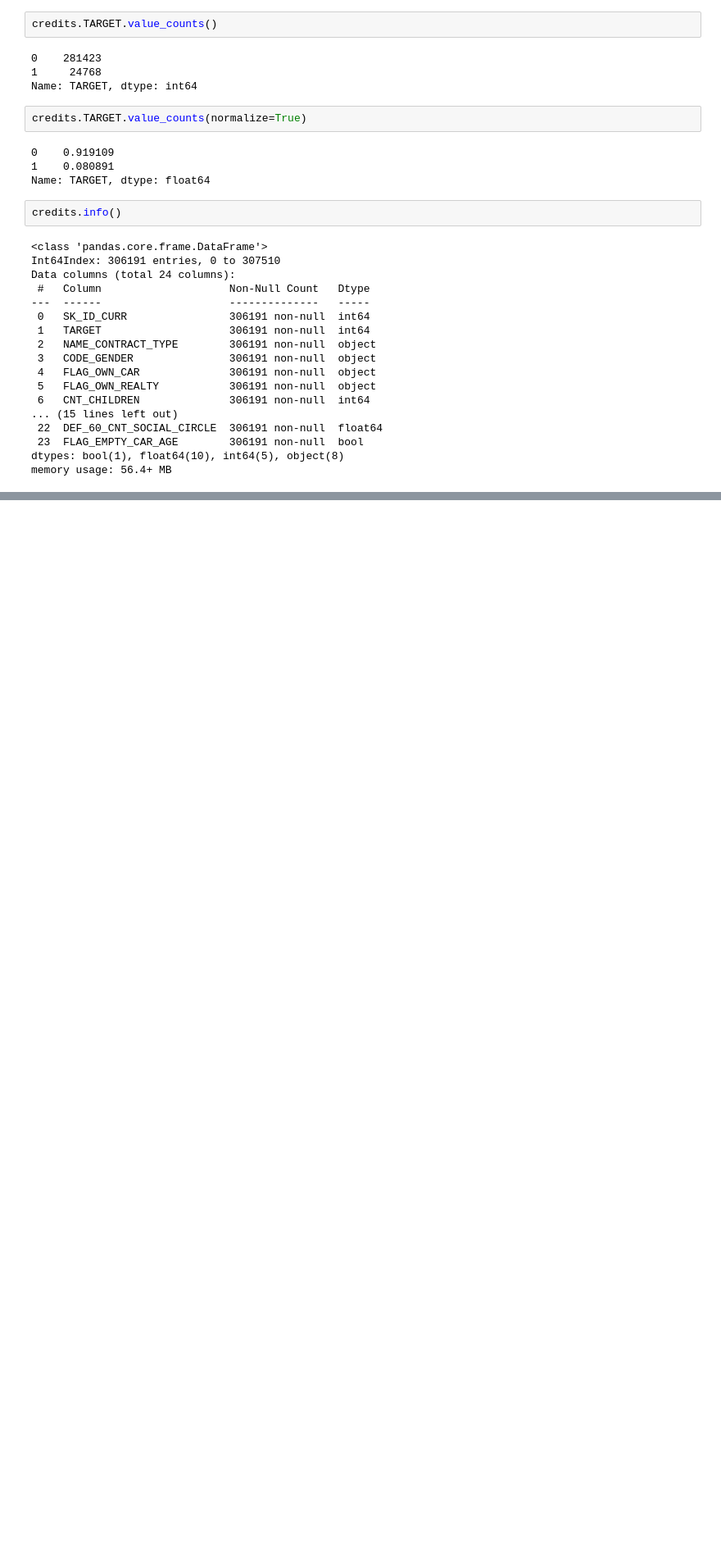
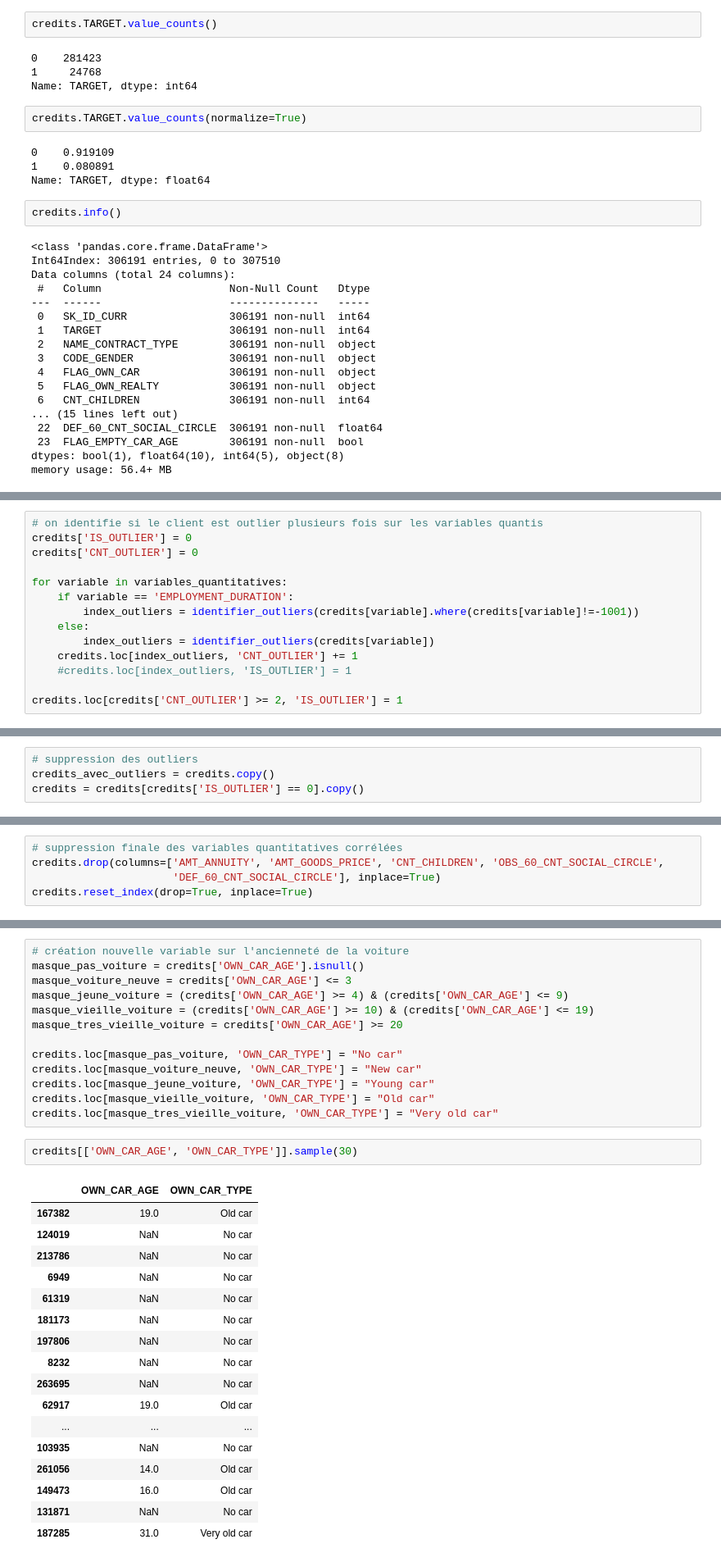
Before and after one commit to sebastienbourgeois/oc-p7-implementer-modele-scoring, a Jupyter notebook: code/modelisation.ipynb, the cells around one changed output, grey strips where cells are left out. Shown at 82% size. Drawn from its saved outputs; the diff is of its cells as text; blank space fills up the shorter version.

```diff
--- a/code/modelisation.ipynb
+++ b/code/modelisation.ipynb
@@ -1189,0 +1127,14 @@ Pas d'erreur apparente sur les voitures ayant 64 et 65 ans si ce n'est une bizar
+# %%
+# on identifie si le client est outlier plusieurs fois sur les variables quantis
+credits['IS_OUTLIER'] = 0
+credits['CNT_OUTLIER'] = 0
+
+for variable in variables_quantitatives:
+    if variable == 'EMPLOYMENT_DURATION':
+        index_outliers = identifier_outliers(credits[variable].where(credits[variable]!=-1001))
+    else:
+        index_outliers = identifier_outliers(credits[variable])
+    credits.loc[index_outliers, 'CNT_OUTLIER'] += 1
+    #credits.loc[index_outliers, 'IS_OUTLIER'] = 1
+
+credits.loc[credits['CNT_OUTLIER'] >= 2, 'IS_OUTLIER'] = 1
@@ -1189,0 +1161,4 @@ Pas d'erreur apparente sur les voitures ayant 64 et 65 ans si ce n'est une bizar
+# %%
+# suppression des outliers
+credits_avec_outliers = credits.copy()
+credits = credits[credits['IS_OUTLIER'] == 0].copy()
@@ -1189,0 +1291,5 @@ Pas d'erreur apparente sur les voitures ayant 64 et 65 ans si ce n'est une bizar
+# %%
+# suppression finale des variables quantitatives corrélées
+credits.drop(columns=['AMT_ANNUITY', 'AMT_GOODS_PRICE', 'CNT_CHILDREN', 'OBS_60_CNT_SOCIAL_CIRCLE',
+                      'DEF_60_CNT_SOCIAL_CIRCLE'], inplace=True)
+credits.reset_index(drop=True, inplace=True)
@@ -1189,0 +1322,33 @@ Pas d'erreur apparente sur les voitures ayant 64 et 65 ans si ce n'est une bizar
+# %%
+# création nouvelle variable sur l'ancienneté de la voiture
+masque_pas_voiture = credits['OWN_CAR_AGE'].isnull()
+masque_voiture_neuve = credits['OWN_CAR_AGE'] <= 3
+masque_jeune_voiture = (credits['OWN_CAR_AGE'] >= 4) & (credits['OWN_CAR_AGE'] <= 9)
+masque_vieille_voiture = (credits['OWN_CAR_AGE'] >= 10) & (credits['OWN_CAR_AGE'] <= 19)
+masque_tres_vieille_voiture = credits['OWN_CAR_AGE'] >= 20
+
+credits.loc[masque_pas_voiture, 'OWN_CAR_TYPE'] = "No car"
+credits.loc[masque_voiture_neuve, 'OWN_CAR_TYPE'] = "New car"
+credits.loc[masque_jeune_voiture, 'OWN_CAR_TYPE'] = "Young car"
+credits.loc[masque_vieille_voiture, 'OWN_CAR_TYPE'] = "Old car"
+credits.loc[masque_tres_vieille_voiture, 'OWN_CAR_TYPE'] = "Very old car"
+# %%
+credits[['OWN_CAR_AGE', 'OWN_CAR_TYPE']].sample(30)
+# %% [output]
+|  | OWN_CAR_AGE | OWN_CAR_TYPE |
+| 167382 | 19.0 | Old car |
+| 124019 | NaN | No car |
+| 213786 | NaN | No car |
+| 6949 | NaN | No car |
+| 61319 | NaN | No car |
+| 181173 | NaN | No car |
+| 197806 | NaN | No car |
+| 8232 | NaN | No car |
+| 263695 | NaN | No car |
+| 62917 | 19.0 | Old car |
+| ... | ... | ... |
+| 103935 | NaN | No car |
+| 261056 | 14.0 | Old car |
+| 149473 | 16.0 | Old car |
+| 131871 | NaN | No car |
+| 187285 | 31.0 | Very old car |
```
Also changed, not shown: parts of 92 cells of this notebook.
